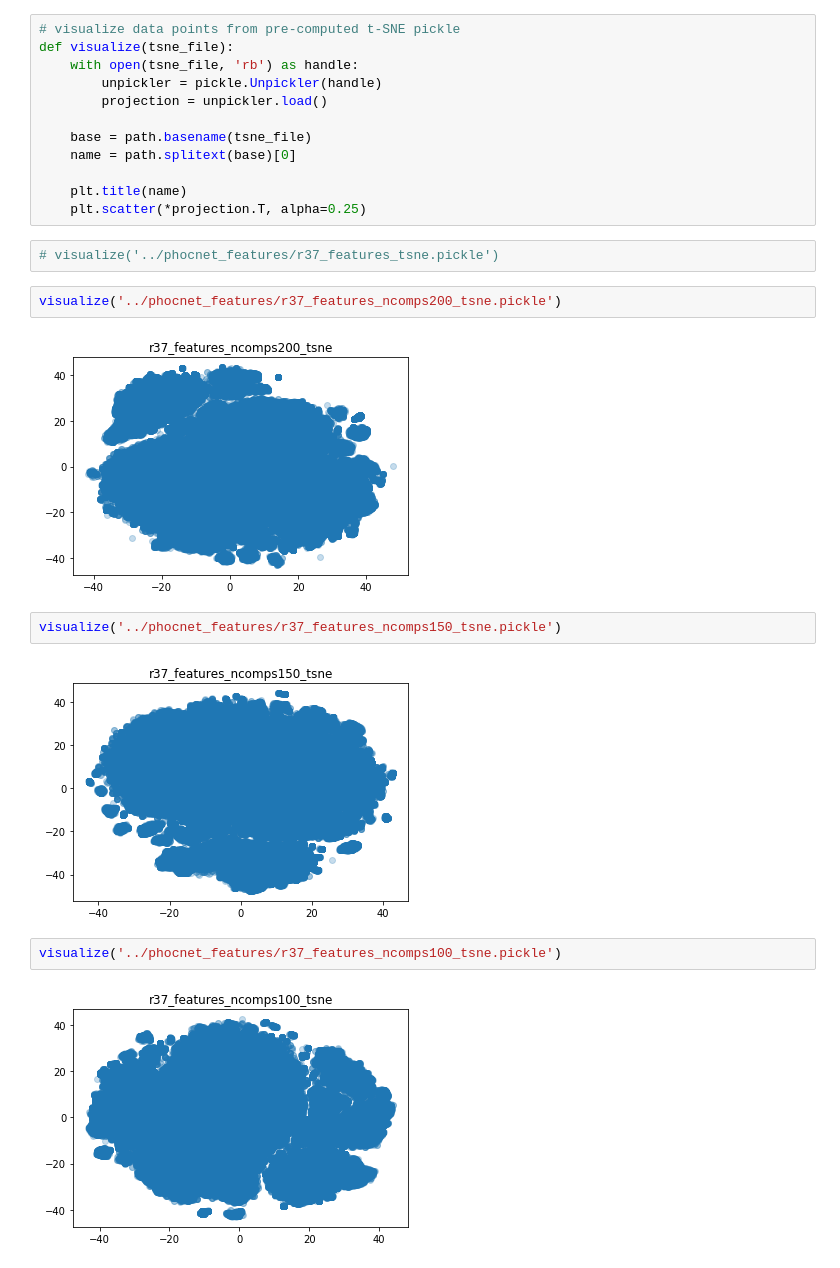
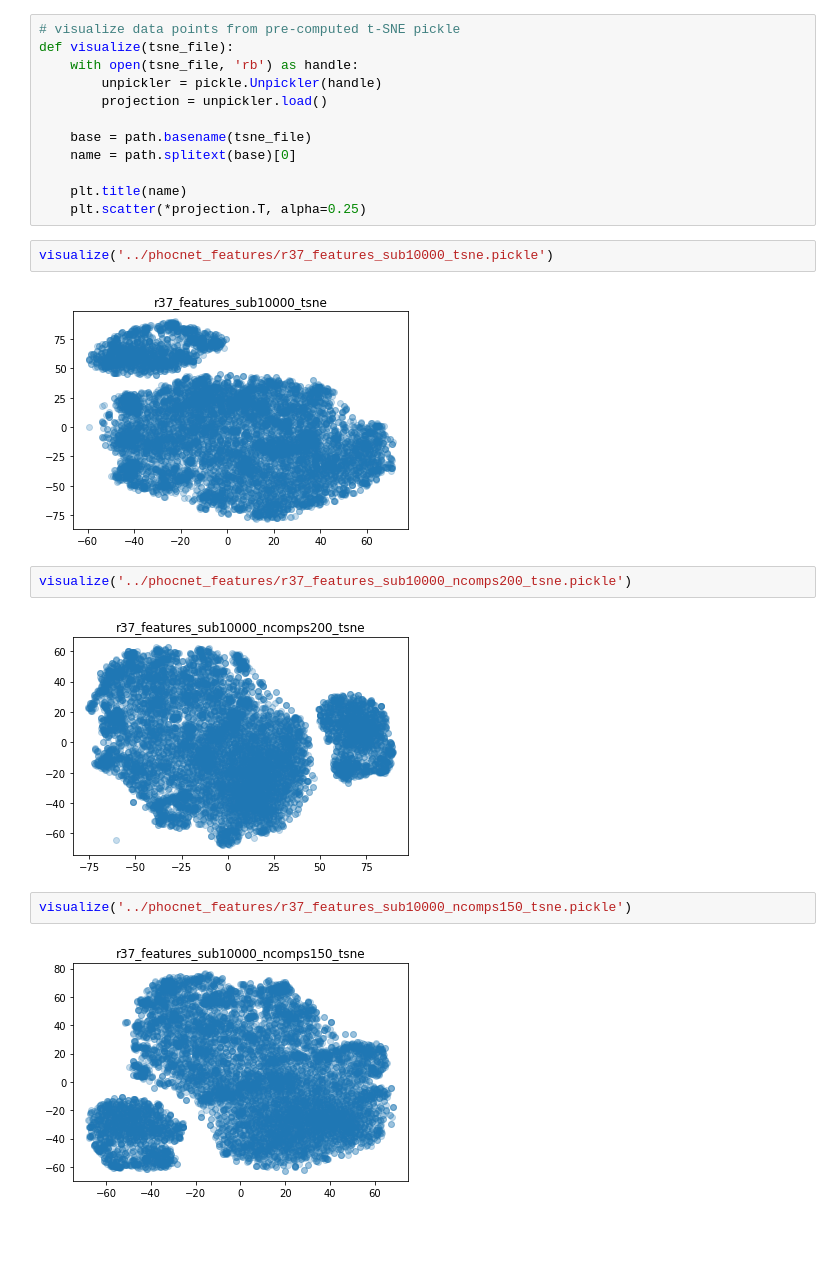
Before and after one commit to ColoredInsaneAsylums/PrivacySensitiveTranscription, a Jupyter notebook: image_processing/visualization/r37.ipynb, the cells around one changed output. Cells and saved outputs as stored; diff of their text form; blank space fills up the shorter version.

```diff
--- a/image_processing/visualization/r37.ipynb
+++ b/image_processing/visualization/r37.ipynb
@@ -17,18 +17,16 @@ def visualize(tsne_file):
 
     plt.title(name)
     plt.scatter(*projection.T, alpha=0.25)
-# %%
-# visualize('../phocnet_features/r37_features_tsne.pickle')
 # %%
-visualize('../phocnet_features/r37_features_ncomps200_tsne.pickle')
+visualize('../phocnet_features/r37_features_sub10000_tsne.pickle')
 # %% [output]
-[figure, old version]
+[figure, new version]
 # %%
-visualize('../phocnet_features/r37_features_ncomps150_tsne.pickle')
+visualize('../phocnet_features/r37_features_sub10000_ncomps200_tsne.pickle')
 # %% [output]
-[figure, old version]
+[figure, new version]
 # %%
-visualize('../phocnet_features/r37_features_ncomps100_tsne.pickle')
+visualize('../phocnet_features/r37_features_sub10000_ncomps150_tsne.pickle')
 # %% [output]
-[figure, old version]
+[figure, new version]
 # %%
```
Also changed, not shown: parts of 7 cells of this notebook, 1 other file.
